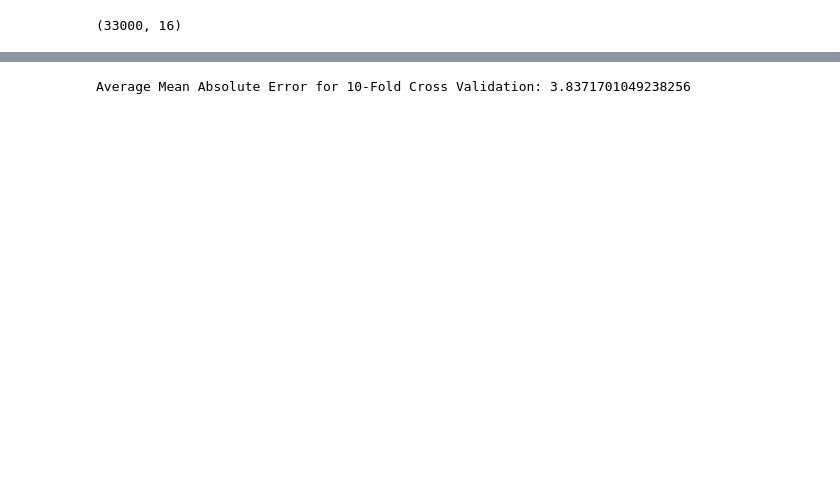
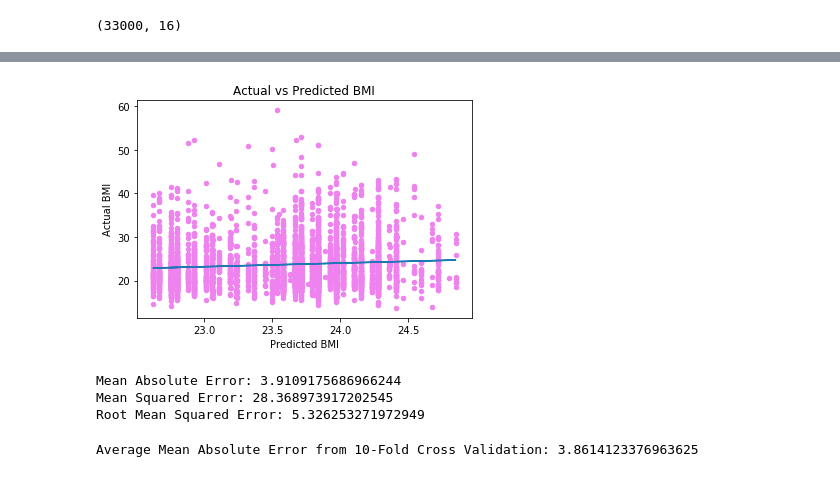
Before and after one commit to Wonghopper/Wonghopper.github.io, a Jupyter notebook: Final_Project.ipynb, the cells around one changed output, grey strips where cells are left out. Cells and saved outputs as stored; diff of their text form; code cells hidden in the pictures; blank space fills up the shorter version.

```diff
--- a/Final_Project.ipynb
+++ b/Final_Project.ipynb
@@ -163,5 +193,39 @@ Root Mean Squared Error: 5.28867411606456
+# %%
+## No activity at all
+
+df_x = df_2017[['veg','fru','soda','milk','brk','act0']]
+df_y = df_2017['bmi'].values
+
+x_train, x_test, y_train, y_test = train_test_split(df_x, df_y, test_size=0.2, random_state=0)
+
+reg = LinearRegression()
+reg.fit(x_train, y_train)
+coeff_df = pd.DataFrame(reg.coef_, df_x.columns, columns=['Coefficient'])
+coeff_df.head(6)
+
+y_pred = reg.predict(x_test)
+res = pd.DataFrame({'Actual': y_test, 'Predicted': y_pred, 'Error': y_pred - y_test})
+res.head(10)
+
+ax = res.plot(kind='scatter',x='Predicted',y='Actual',color='violet',title='Actual vs Predicted BMI')
+ax.set_xlabel('Predicted BMI')
+ax.set_ylabel('Actual BMI')
+## Calculate trend line
+trend = np.polyfit(res.Predicted, res.Actual, 1)
+model = np.poly1d(trend)
+plt.plot(res.Predicted, model(res.Predicted))
+plt.show()
+
+print('Mean Absolute Error:', metrics.mean_absolute_error(y_test, y_pred))
+print('Mean Squared Error:', metrics.mean_squared_error(y_test, y_pred))
+print('Root Mean Squared Error:', np.sqrt(metrics.mean_squared_error(y_test, y_pred)))
+# %% [output]
+[figure, added]
+Mean Absolute Error: 3.9109175686966244
+Mean Squared Error: 28.368973917202545
+Root Mean Squared Error: 5.326253271972949
 # %%
-df_x = df_2017[['veg','fru','soda','milk','brk','act']]
+df_x = df_2017[['veg','fru','soda','milk','brk','act0']]
 df_y = df_2017[['bmi']]
 reg = LinearRegression()
 cv = KFold(n_splits=10, random_state=42, shuffle=False)
@@ -172,6 +236,6 @@ for train_index, test_index in cv.split(df_x):
     reg.fit(x_train, y_train)
     y_pred = reg.predict(x_test)
     res.append(metrics.mean_absolute_error(y_test, y_pred))
-print('Average Mean Absolute Error for 10-Fold Cross Validation:',np.mean(res))
+print('Average Mean Absolute Error from 10-Fold Cross Validation:',np.mean(res))
 # %% [output]
-Average Mean Absolute Error for 10-Fold Cross Validation: 3.8371701049238256
+Average Mean Absolute Error from 10-Fold Cross Validation: 3.8614123376963625
```
Also changed, not shown: parts of 8 cells of this notebook.
